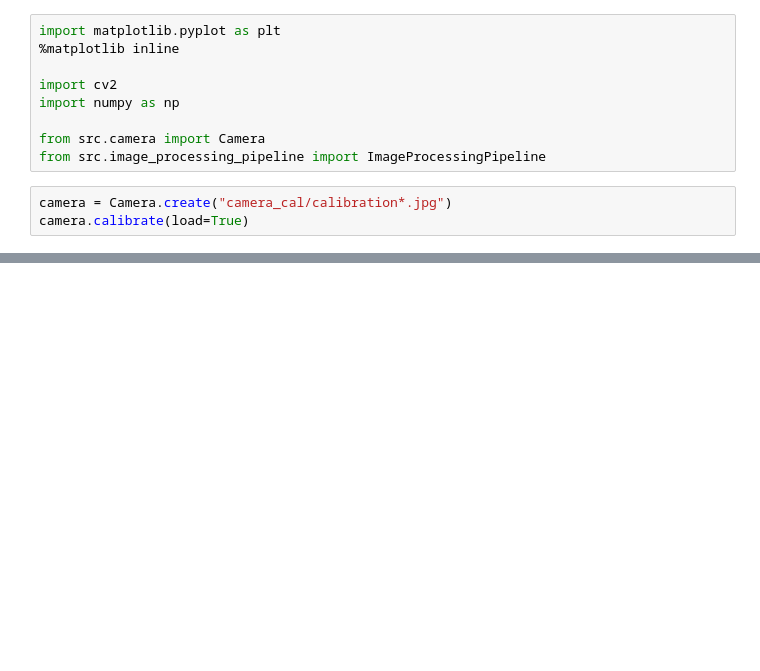
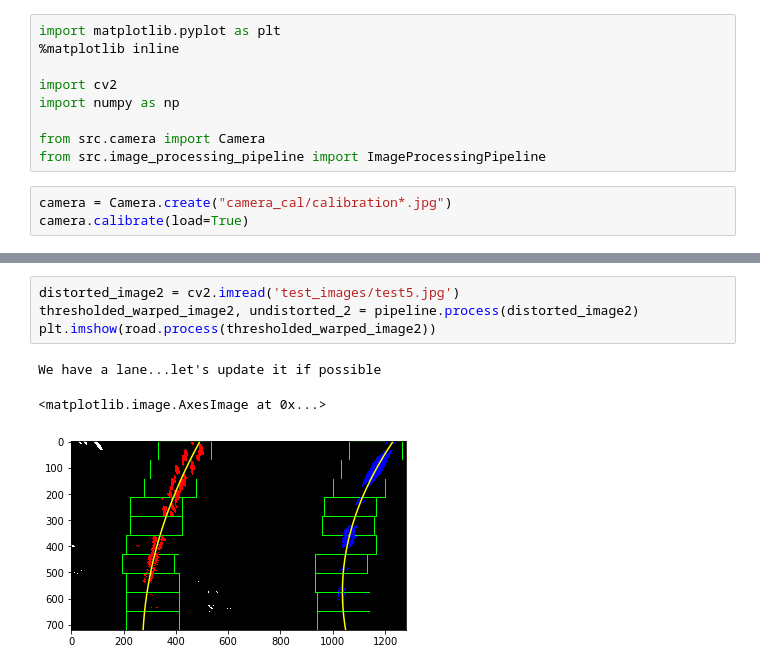
Before and after one commit to streed/CarND-Advanced-Lane-Lines, a Jupyter notebook: advanced_lane_detection_test_bed.ipynb, the cells around one changed output, grey strips where cells are left out. Saved outputs shown, nothing was run; the diff lists cells and outputs as text; blank space fills up the shorter version.

```diff
--- a/advanced_lane_detection_test_bed.ipynb
+++ b/advanced_lane_detection_test_bed.ipynb
@@ -56,0 +58,8 @@ plt.imshow(road.process(thresholded_warped_image))
+# %%
+distorted_image2 = cv2.imread('test_images/test5.jpg')
+thresholded_warped_image2, undistorted_2 = pipeline.process(distorted_image2)
+plt.imshow(road.process(thresholded_warped_image2))
+# %% [output]
+We have a lane...let's update it if possible
+<matplotlib.image.AxesImage at 0x...>
+[figure, added]
```
Also changed, not shown: parts of 4 cells of this notebook, 4 other files.
